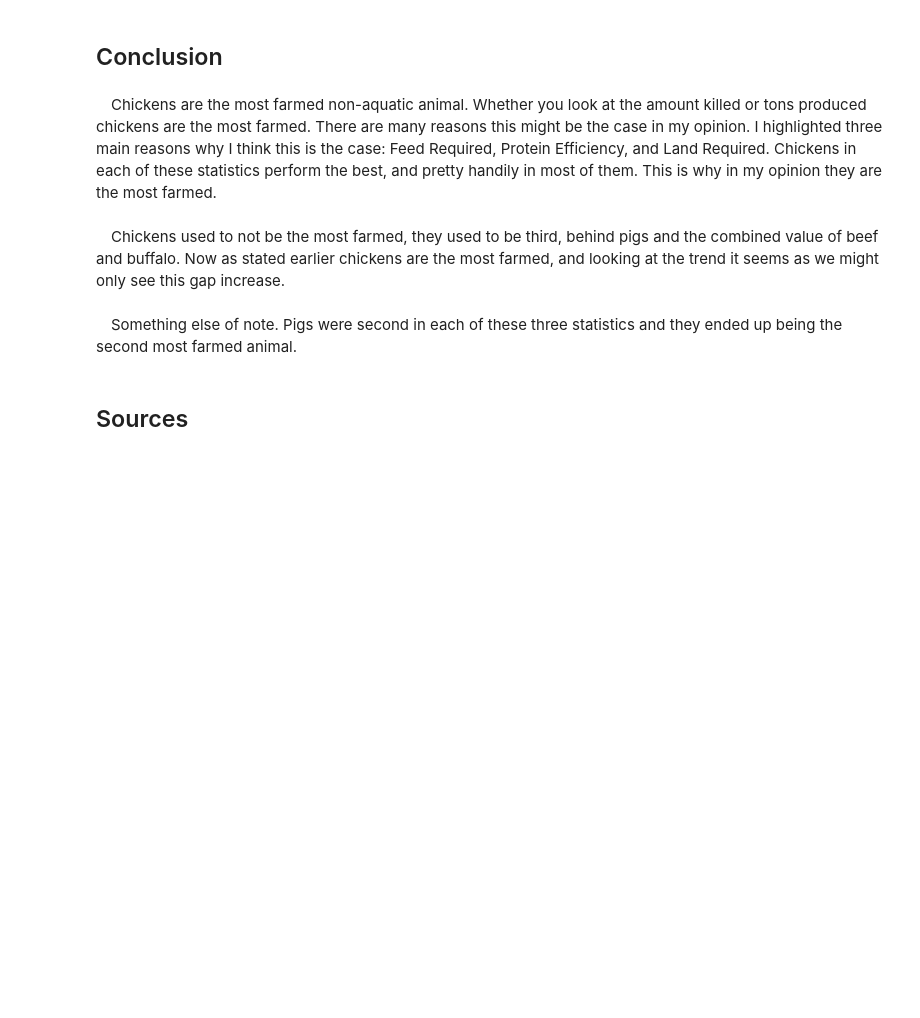
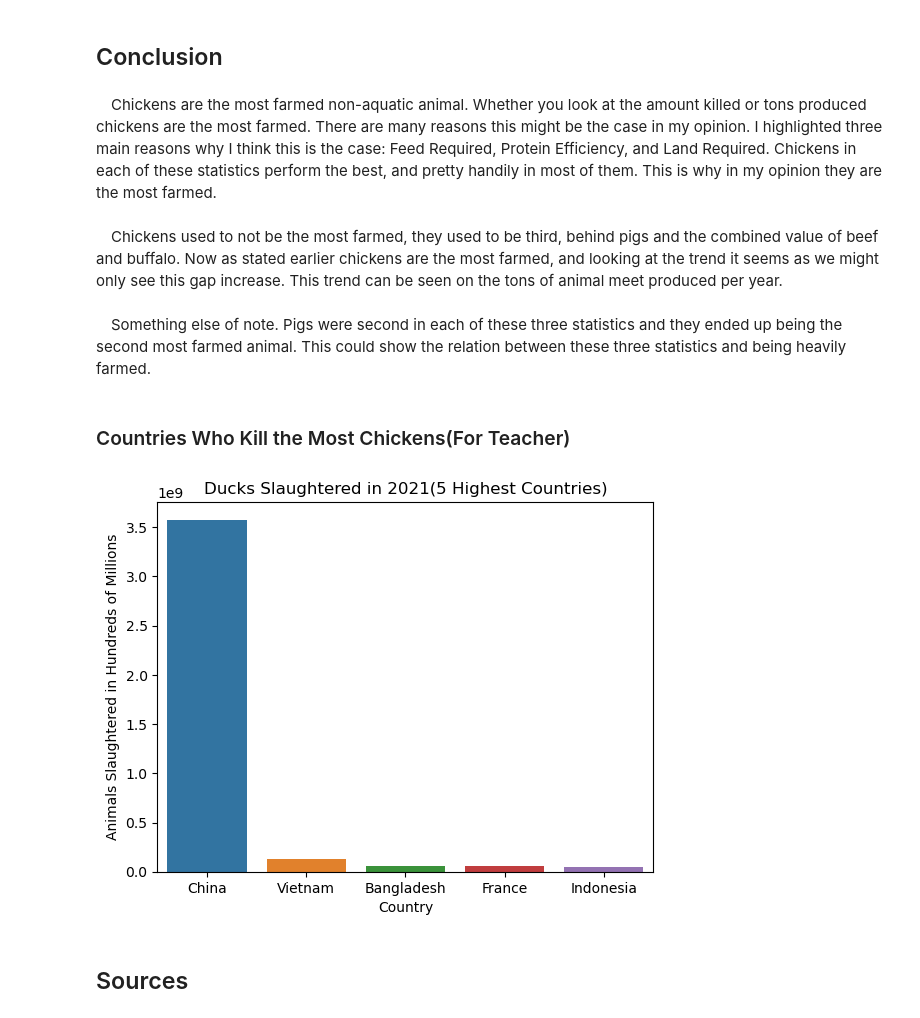
Before and after one commit to kyleras/engl-131, a Jupyter notebook: Major Project/Major Project.ipynb, the cells around one changed output. Saved outputs shown, nothing was run; the diff lists cells and outputs as text; code cells hidden in the pictures; blank space fills up the shorter version.

```diff
--- a/Major Project/Major Project.ipynb
+++ b/Major Project/Major Project.ipynb
@@ -81,3 +84,17 @@ world_melt_df_2021=world_melt_df[world_melt_df["Year"] == 2021]
+# %%
+slaughter_per_year_2021=slaughter_per_year[slaughter_per_year["Year"] == 2021]
+
+slaughter_per_year_2021=slaughter_per_year_2021.sort_values(by=['Duck'],  ascending=False)
+
+slaughter_per_year_2021.set_index("Entity", inplace=True)
+
+slaughter_per_year_2021.drop(labels=["World", "Asia (FAO)", "Asia", "Upper-middle-income countries", "Lower-middle-income countries", "South-eastern Asia (FAO)",
+                                    "Low Income Food Deficit Countries (FAO)", "High-income countries", "Net Food Importing Developing Countries (FAO)",
+                                    "Europe (FAO)", "Europe", "Least Developed Countries (FAO)","European Union (27) (FAO)", "European Union (27)", "Southern Asia (FAO)",
+                                    "Eastern Europe (FAO)", "Southern Asia (FAO)", "Eastern Europe (FAO)", "Western Europe (FAO)", "Africa", "Africa (FAO)",
+                                    "Eastern Asia (FAO)", "China (FAO)"], axis=0, inplace=True)
+
+slaughter_per_year_2021= slaughter_per_year_2021.reset_index()
 # %% [markdown]
 Protein Efficiency
 # %%
@@ -173,6 +190,13 @@ def bar_plot_land_required():
     plt.xlabel('Animal')
     plt.ylabel('Land m^2')
     ax.bar_label(ax.containers[0], fmt='%.0f')
+# %%
+def ducks_bar_plot():
+    fig, ax = plt.subplots()
+    ax=sns.barplot(slaughter_per_year_2021.iloc[:5], x='Entity', y='Duck')
+    plt.title('Ducks Slaughtered in 2021(5 Highest Countries)')
+    plt.xlabel('Country')
+    plt.ylabel('Animals Slaughtered in Hundreds of Millions')
 # %% [markdown]
 ## Body
 # %% [markdown]
@@ -238,9 +263,15 @@ bar_plot_land_required()
 # %% [markdown]
 &emsp;Chickens are the most farmed non-aquatic animal. Whether you look at the amount killed or tons produced chickens are the most farmed. There are many reasons this might be the case in my opinion. I highlighted three main reasons why I think this is the case: Feed Required, Protein Efficiency, and Land Required. Chickens in each of these statistics perform the best, and pretty handily in most of them. This is why in my opinion they are the most farmed.
 <br><br>
-&emsp;Chickens used to not be the most farmed, they used to be third, behind pigs and the combined value of beef and buffalo. Now as stated earlier chickens are the most farmed, and looking at the trend it seems as we might only see this gap increase.
+&emsp;Chickens used to not be the most farmed, they used to be third, behind pigs and the combined value of beef and buffalo. Now as stated earlier chickens are the most farmed, and looking at the trend it seems as we might only see this gap increase. This trend can be seen on the tons of animal meet produced per year.
 <br><br>
-&emsp;Something else of note. Pigs were second in each of these three statistics and they ended up being the second most farmed animal.
+&emsp;Something else of note. Pigs were second in each of these three statistics and they ended up being the second most farmed animal. This could show the relation between these three statistics and being heavily farmed.
+# %% [markdown]
+### Countries Who Kill the Most Chickens(For Teacher)
+# %%
+ducks_bar_plot()
+# %% [output]
+[figure, added]
 # %% [markdown]
 ## Sources
 # %% [markdown]
```
Also changed, not shown: parts of 8 cells of this notebook.
